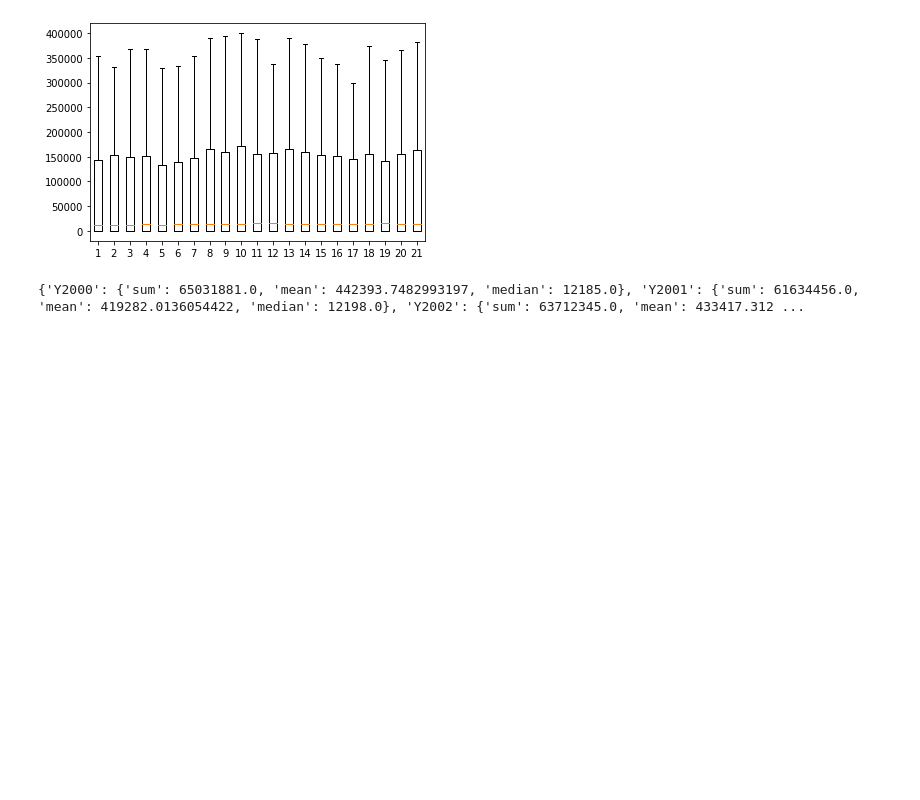
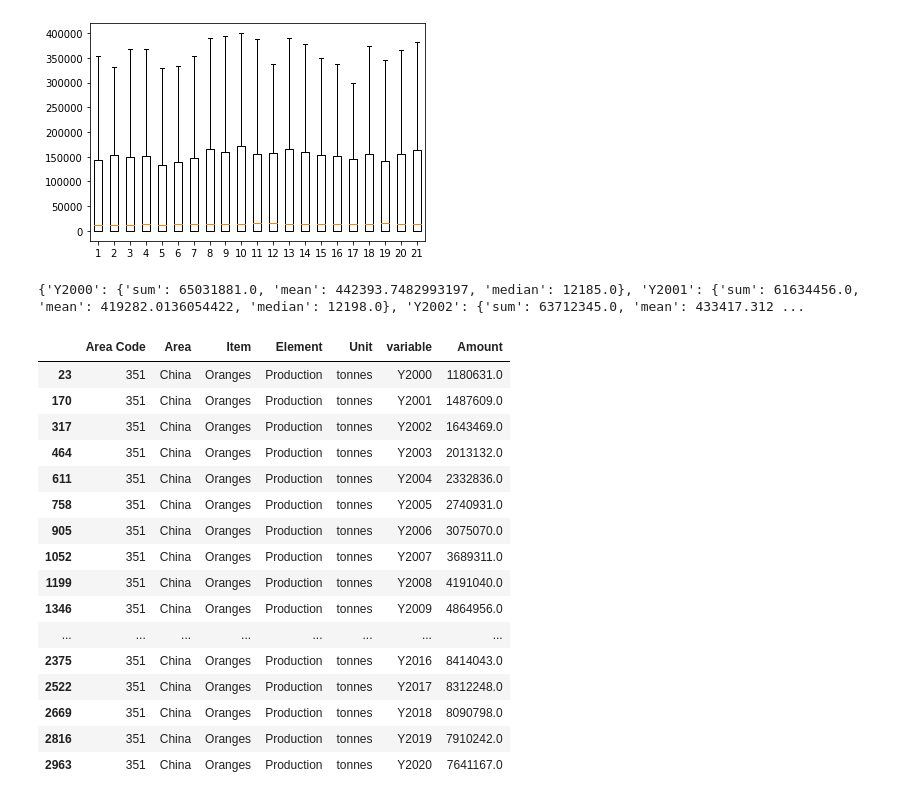
Before and after one commit to polarbearcode/DataAnalysis, a Jupyter notebook: AgricultureData/Orange.ipynb, the cells around one changed output. Cells and saved outputs as stored; diff of their text form; code cells hidden in the pictures; blank space fills up the shorter version.

```diff
--- a/AgricultureData/Orange.ipynb
+++ b/AgricultureData/Orange.ipynb
@@ -138,4 +154,26 @@ print(statsDict)
 # %% [output]
 {'Y2000': {'sum': 65031881.0, 'mean': 442393.7482993197, 'median': 12185.0}, 'Y2001': {'sum': 61634456.0, 'mean': 419282.0136054422, 'median': 12198.0}, 'Y2002': {'sum': 63712345.0, 'mean': 433417.312 ...
 # %%
-# For each year, drop values less than the median, since productin is heavily skewed right (lot of small producers)
+# For each year, drop values less than the median, since production is heavily skewed right (lot of small producers)
+agDataCopy = agDataOranges.copy();
+agDataCopy = pd.melt(agDataCopy, id_vars = ["Area Code", "Area", "Item", "Element", "Unit"], value_vars = yearColumns,
+                    value_name="Amount")
+agDataCopy[agDataCopy['Area'] == "China"]
+# %% [output]
+|  | Area Code | Area | Item | Element | Unit | variable | Amount |
+| 23 | 351 | China | Oranges | Production | tonnes | Y2000 | 1180631.0 |
+| 170 | 351 | China | Oranges | Production | tonnes | Y2001 | 1487609.0 |
+| 317 | 351 | China | Oranges | Production | tonnes | Y2002 | 1643469.0 |
+| 464 | 351 | China | Oranges | Production | tonnes | Y2003 | 2013132.0 |
+| 611 | 351 | China | Oranges | Production | tonnes | Y2004 | 2332836.0 |
+| 758 | 351 | China | Oranges | Production | tonnes | Y2005 | 2740931.0 |
+| 905 | 351 | China | Oranges | Production | tonnes | Y2006 | 3075070.0 |
+| 1052 | 351 | China | Oranges | Production | tonnes | Y2007 | 3689311.0 |
+| 1199 | 351 | China | Oranges | Production | tonnes | Y2008 | 4191040.0 |
+| 1346 | 351 | China | Oranges | Production | tonnes | Y2009 | 4864956.0 |
+| ... | ... | ... | ... | ... | ... | ... | ... |
+| 2375 | 351 | China | Oranges | Production | tonnes | Y2016 | 8414043.0 |
+| 2522 | 351 | China | Oranges | Production | tonnes | Y2017 | 8312248.0 |
+| 2669 | 351 | China | Oranges | Production | tonnes | Y2018 | 8090798.0 |
+| 2816 | 351 | China | Oranges | Production | tonnes | Y2019 | 7910242.0 |
+| 2963 | 351 | China | Oranges | Production | tonnes | Y2020 | 7641167.0 |
```
Also changed, not shown: parts of 7 cells of this notebook.
